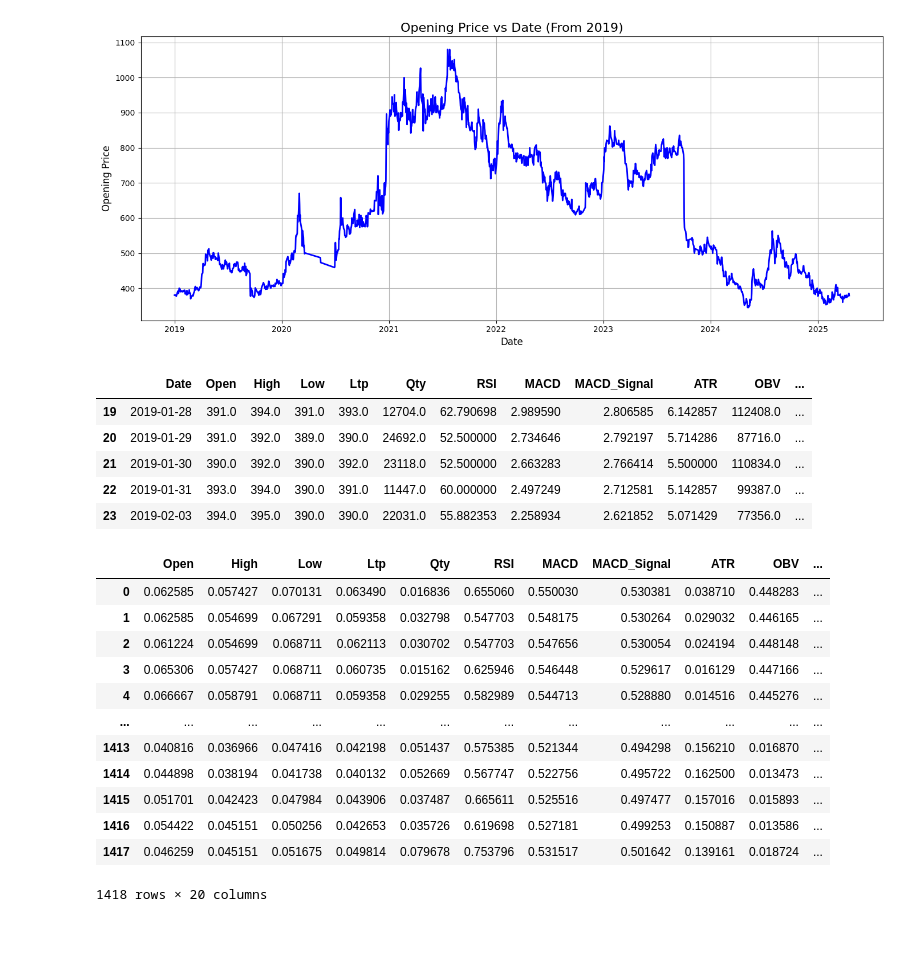
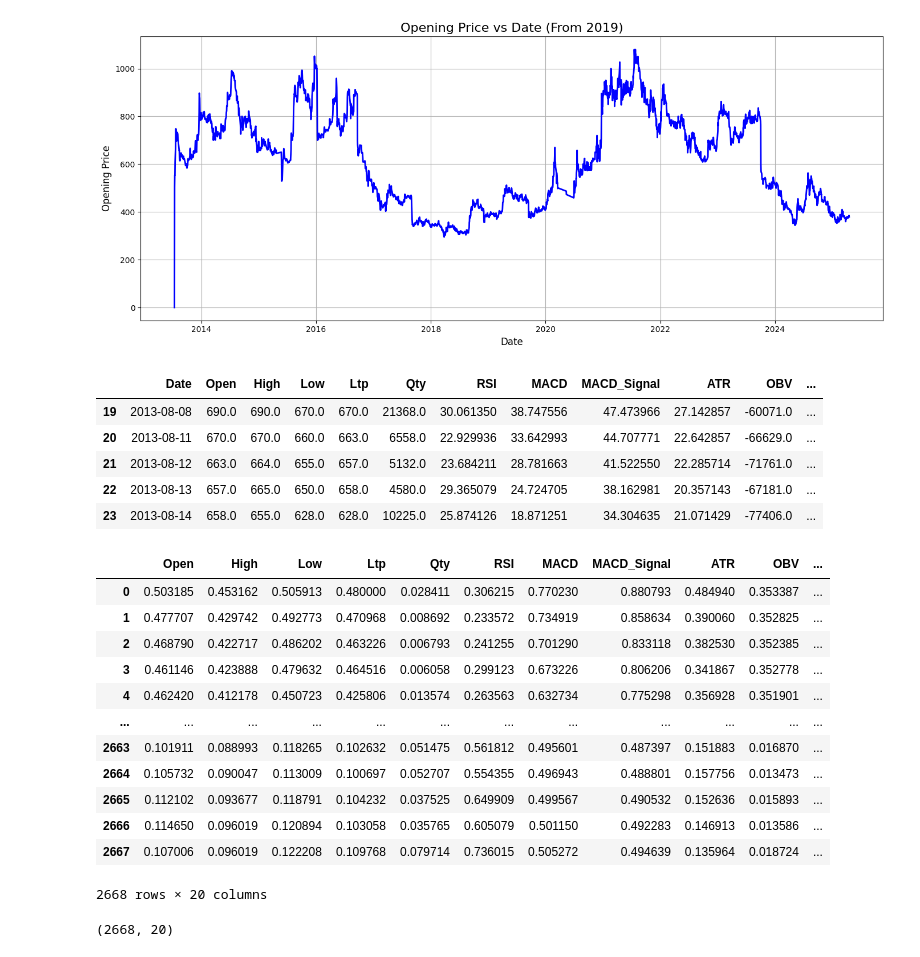
Before and after one commit to Yub-S/stock-prediction, a Jupyter notebook: nic_asia.ipynb, the cells around one changed output. Cells and saved outputs as stored; diff of their text form; code cells hidden in the pictures.

```diff
--- a/nic_asia.ipynb
+++ b/nic_asia.ipynb
@@ -42,35 +42,35 @@ df = data.iloc[::-1].reset_index(drop=True)
 # Step 2: Remove 'S.N.' column if it exists
 if 'S.N.' in df.columns:
     df = df.drop(columns=['S.N.'])
 
 # Step 3: Convert 'Date' column to datetime
 df['Date'] = pd.to_datetime(df['Date'], errors='coerce')
 
 # Step 4: Clean numeric columns (remove commas and convert to float)
 numeric_cols = ['Open', 'High', 'Low', 'Ltp', '% Change', 'Qty', 'Turnover']
 for col in numeric_cols:
     df[col] = pd.to_numeric(df[col].astype(str).str.replace(',', ''), errors='coerce')
 
 # Step 5: Drop rows with missing dates
 df = df.dropna(subset=['Date'])
 
 # Step 6: Filter from 2019-01-01 onwards
-df = df[df['Date'] >= '2019-01-01']
+#df = df[df['Date'] >= '2019-01-01']
 
 # Step 7: Sort by date just in case
 df = df.sort_values(by='Date').reset_index(drop=True)
 
 # Step 8: Plot Opening Price vs Date
 plt.figure(figsize=(14, 6))
 plt.plot(df['Date'], df['Open'], color='blue', linewidth=2)
 plt.title('Opening Price vs Date (From 2019)', fontsize=16)
 plt.xlabel('Date', fontsize=12)
 plt.ylabel('Opening Price', fontsize=12)
 plt.grid(True)
 plt.tight_layout()
 plt.show()
 # %% [output]
-[figure, old version]
+[figure, new version]
 # %%
 import pandas as pd
 import numpy as np
@@ -149,11 +149,11 @@ df_features = df[[
 df_features.head()
 # %% [output]
 |  | Date | Open | High | Low | Ltp | Qty | RSI | MACD | MACD_Signal | ATR | OBV | ... |
-| 19 | 2019-01-28 | 391.0 | 394.0 | 391.0 | 393.0 | 12704.0 | 62.790698 | 2.989590 | 2.806585 | 6.142857 | 112408.0 | ... |
-| 20 | 2019-01-29 | 391.0 | 392.0 | 389.0 | 390.0 | 24692.0 | 52.500000 | 2.734646 | 2.792197 | 5.714286 | 87716.0 | ... |
-| 21 | 2019-01-30 | 390.0 | 392.0 | 390.0 | 392.0 | 23118.0 | 52.500000 | 2.663283 | 2.766414 | 5.500000 | 110834.0 | ... |
-| 22 | 2019-01-31 | 393.0 | 394.0 | 390.0 | 391.0 | 11447.0 | 60.000000 | 2.497249 | 2.712581 | 5.142857 | 99387.0 | ... |
-| 23 | 2019-02-03 | 394.0 | 395.0 | 390.0 | 390.0 | 22031.0 | 55.882353 | 2.258934 | 2.621852 | 5.071429 | 77356.0 | ... |
+| 19 | 2013-08-08 | 690.0 | 690.0 | 670.0 | 670.0 | 21368.0 | 30.061350 | 38.747556 | 47.473966 | 27.142857 | -60071.0 | ... |
+| 20 | 2013-08-11 | 670.0 | 670.0 | 660.0 | 663.0 | 6558.0 | 22.929936 | 33.642993 | 44.707771 | 22.642857 | -66629.0 | ... |
+| 21 | 2013-08-12 | 663.0 | 664.0 | 655.0 | 657.0 | 5132.0 | 23.684211 | 28.781663 | 41.522550 | 22.285714 | -71761.0 | ... |
+| 22 | 2013-08-13 | 657.0 | 665.0 | 650.0 | 658.0 | 4580.0 | 29.365079 | 24.724705 | 38.162981 | 20.357143 | -67181.0 | ... |
+| 23 | 2013-08-14 | 658.0 | 655.0 | 628.0 | 628.0 | 10225.0 | 25.874126 | 18.871251 | 34.304635 | 21.071429 | -77406.0 | ... |
 # %%
 from sklearn.preprocessing import MinMaxScaler
 
@@ -181,18 +181,22 @@ scaled_df['Date'] = df_features['Date'].values
 scaled_df
 # %% [output]
 |  | Open | High | Low | Ltp | Qty | RSI | MACD | MACD_Signal | ATR | OBV | ... |
-| 0 | 0.062585 | 0.057427 | 0.070131 | 0.063490 | 0.016836 | 0.655060 | 0.550030 | 0.530381 | 0.038710 | 0.448283 | ... |
-| 1 | 0.062585 | 0.054699 | 0.067291 | 0.059358 | 0.032798 | 0.547703 | 0.548175 | 0.530264 | 0.029032 | 0.446165 | ... |
-| 2 | 0.061224 | 0.054699 | 0.068711 | 0.062113 | 0.030702 | 0.547703 | 0.547656 | 0.530054 | 0.024194 | 0.448148 | ... |
-| 3 | 0.065306 | 0.057427 | 0.068711 | 0.060735 | 0.015162 | 0.625946 | 0.546448 | 0.529617 | 0.016129 | 0.447166 | ... |
-| 4 | 0.066667 | 0.058791 | 0.068711 | 0.059358 | 0.029255 | 0.582989 | 0.544713 | 0.528880 | 0.014516 | 0.445276 | ... |
+| 0 | 0.503185 | 0.453162 | 0.505913 | 0.480000 | 0.028411 | 0.306215 | 0.770230 | 0.880793 | 0.484940 | 0.353387 | ... |
+| 1 | 0.477707 | 0.429742 | 0.492773 | 0.470968 | 0.008692 | 0.233572 | 0.734919 | 0.858634 | 0.390060 | 0.352825 | ... |
+| 2 | 0.468790 | 0.422717 | 0.486202 | 0.463226 | 0.006793 | 0.241255 | 0.701290 | 0.833118 | 0.382530 | 0.352385 | ... |
+| 3 | 0.461146 | 0.423888 | 0.479632 | 0.464516 | 0.006058 | 0.299123 | 0.673226 | 0.806206 | 0.341867 | 0.352778 | ... |
+| 4 | 0.462420 | 0.412178 | 0.450723 | 0.425806 | 0.013574 | 0.263563 | 0.632734 | 0.775298 | 0.356928 | 0.351901 | ... |
 | ... | ... | ... | ... | ... | ... | ... | ... | ... | ... | ... | ... |
-| 1413 | 0.040816 | 0.036966 | 0.047416 | 0.042198 | 0.051437 | 0.575385 | 0.521344 | 0.494298 | 0.156210 | 0.016870 | ... |
-| 1414 | 0.044898 | 0.038194 | 0.041738 | 0.040132 | 0.052669 | 0.567747 | 0.522756 | 0.495722 | 0.162500 | 0.013473 | ... |
-| 1415 | 0.051701 | 0.042423 | 0.047984 | 0.043906 | 0.037487 | 0.665611 | 0.525516 | 0.497477 | 0.157016 | 0.015893 | ... |
-| 1416 | 0.054422 | 0.045151 | 0.050256 | 0.042653 | 0.035726 | 0.619698 | 0.527181 | 0.499253 | 0.150887 | 0.013586 | ... |
-| 1417 | 0.046259 | 0.045151 | 0.051675 | 0.049814 | 0.079678 | 0.753796 | 0.531517 | 0.501642 | 0.139161 | 0.018724 | ... |
+| 2663 | 0.101911 | 0.088993 | 0.118265 | 0.102632 | 0.051475 | 0.561812 | 0.495601 | 0.487397 | 0.151883 | 0.016870 | ... |
+| 2664 | 0.105732 | 0.090047 | 0.113009 | 0.100697 | 0.052707 | 0.554355 | 0.496943 | 0.488801 | 0.157756 | 0.013473 | ... |
+| 2665 | 0.112102 | 0.093677 | 0.118791 | 0.104232 | 0.037525 | 0.649909 | 0.499567 | 0.490532 | 0.152636 | 0.015893 | ... |
+| 2666 | 0.114650 | 0.096019 | 0.120894 | 0.103058 | 0.035765 | 0.605079 | 0.501150 | 0.492283 | 0.146913 | 0.013586 | ... |
+| 2667 | 0.107006 | 0.096019 | 0.122208 | 0.109768 | 0.079714 | 0.736015 | 0.505272 | 0.494639 | 0.135964 | 0.018724 | ... |
-1418 rows × 20 columns
+2668 rows × 20 columns
+# %%
+scaled_df.shape
+# %% [output]
+(2668, 20)
 # %%
 SEQ_LEN = 15
 
```
Also changed, not shown: parts of 3 cells of this notebook.
